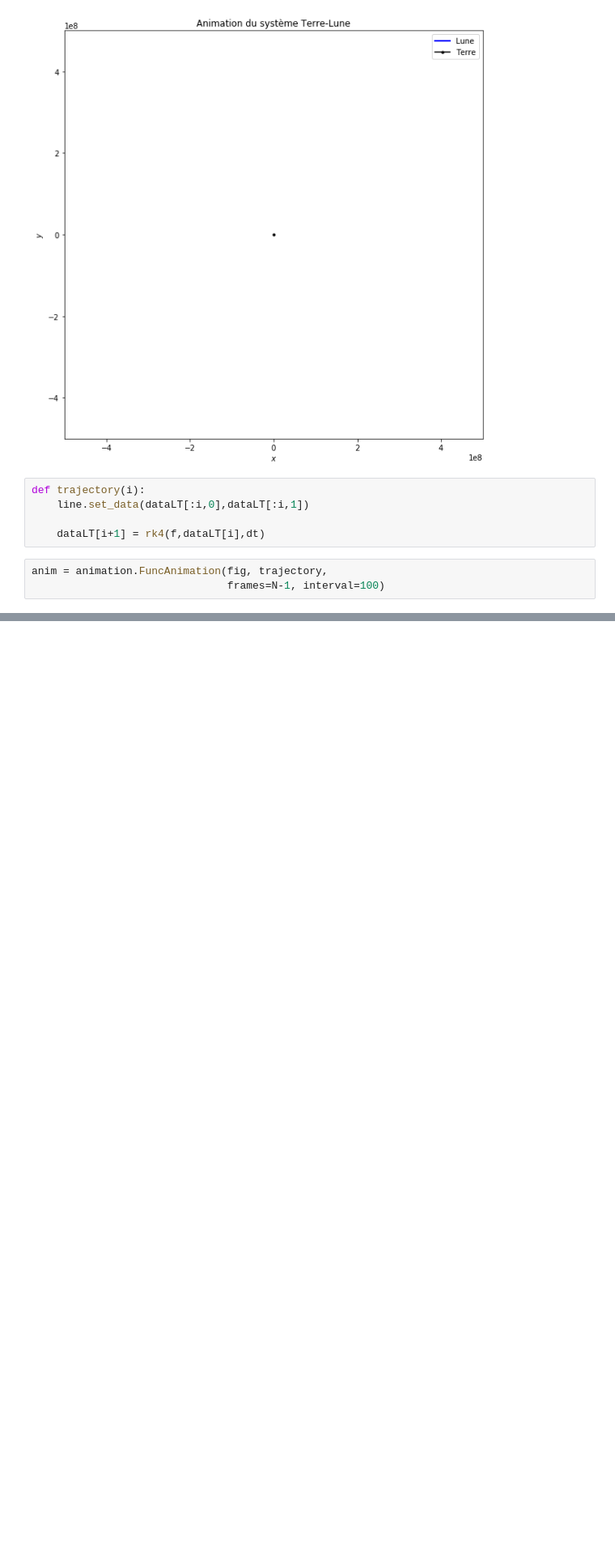
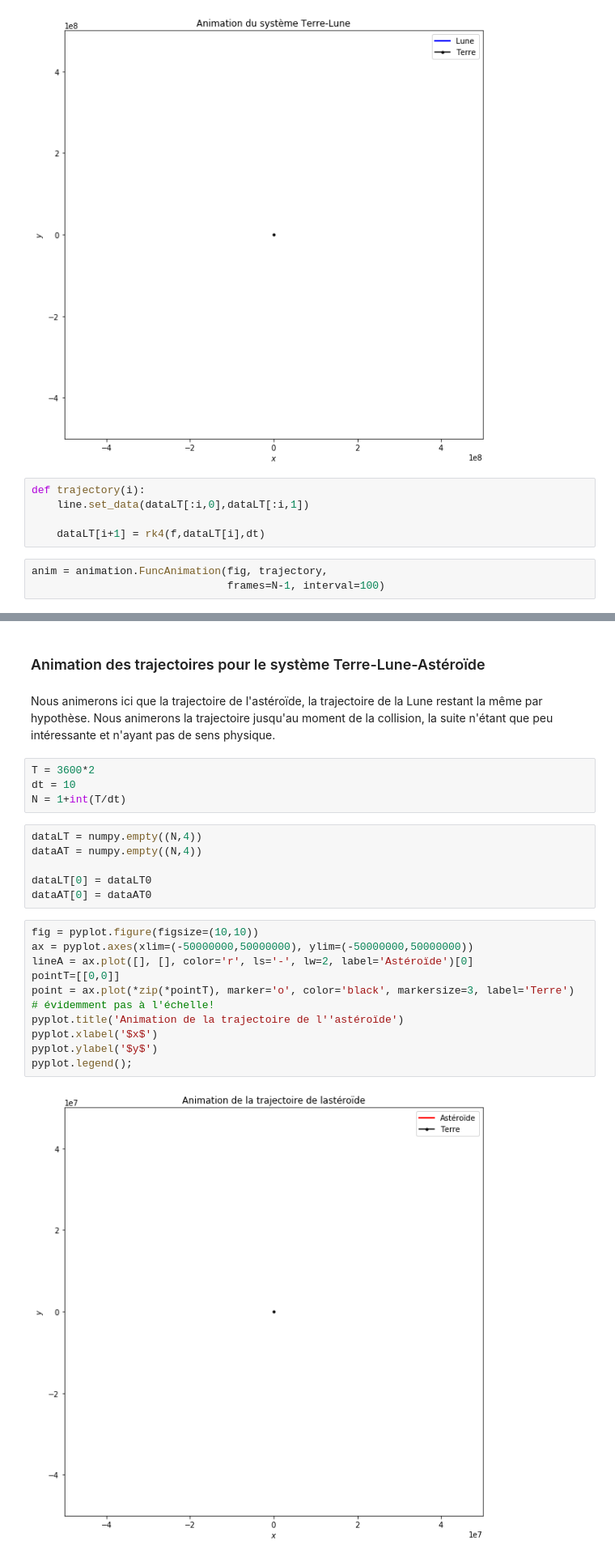
Before and after one commit to BerthilWorshipersSociety/MATH-314_travail_1, a Jupyter notebook: Travail n°1 Kepler - SCHOONEN Cédric, JAMOTTE Maxime.ipynb, the cells around one changed output, grey strips where cells are left out. Shown at 81% size. Drawn from its saved outputs; the diff is of its cells as text; blank space fills up the shorter version.

Commit message:
merge theorie animations + animation asteroide

```diff
--- a/Travail n°1 Kepler - SCHOONEN Cédric, JAMOTTE Maxime.ipynb
+++ b/Travail n°1 Kepler - SCHOONEN Cédric, JAMOTTE Maxime.ipynb
@@ -435,3 +526,29 @@ anim = animation.FuncAnimation(fig, trajectory,
 HTML(anim.to_html5_video())
 # %% [output]
 [interactive output not drawn]
+# %% [markdown]
+### Animation des trajectoires pour le système Terre-Lune-Astéroïde
+# %% [markdown]
+Nous animerons ici que la trajectoire de l'astéroïde, la trajectoire de la Lune restant la même par hypothèse. Nous animerons la trajectoire jusqu'au moment de la collision, la suite n'étant que peu intéressante et n'ayant pas de sens physique.
+# %%
+T = 3600*2
+dt = 10
+N = 1+int(T/dt)
+# %%
+dataLT = numpy.empty((N,4))
+dataAT = numpy.empty((N,4))
+
+dataLT[0] = dataLT0
+dataAT[0] = dataAT0
+# %%
+fig = pyplot.figure(figsize=(10,10))
+ax = pyplot.axes(xlim=(-50000000,50000000), ylim=(-50000000,50000000))
+lineA = ax.plot([], [], color='r', ls='-', lw=2, label='Astéroïde')[0]
+pointT=[[0,0]]
+point = ax.plot(*zip(*pointT), marker='o', color='black', markersize=3, label='Terre')  # évidemment pas à l'échelle!
+pyplot.title('Animation de la trajectoire de l''astéroïde')
+pyplot.xlabel('$x$')
+pyplot.ylabel('$y$')
+pyplot.legend();
+# %% [output]
+[figure, added]
```
Also changed, not shown: parts of 13 cells of this notebook, 1 other file.
